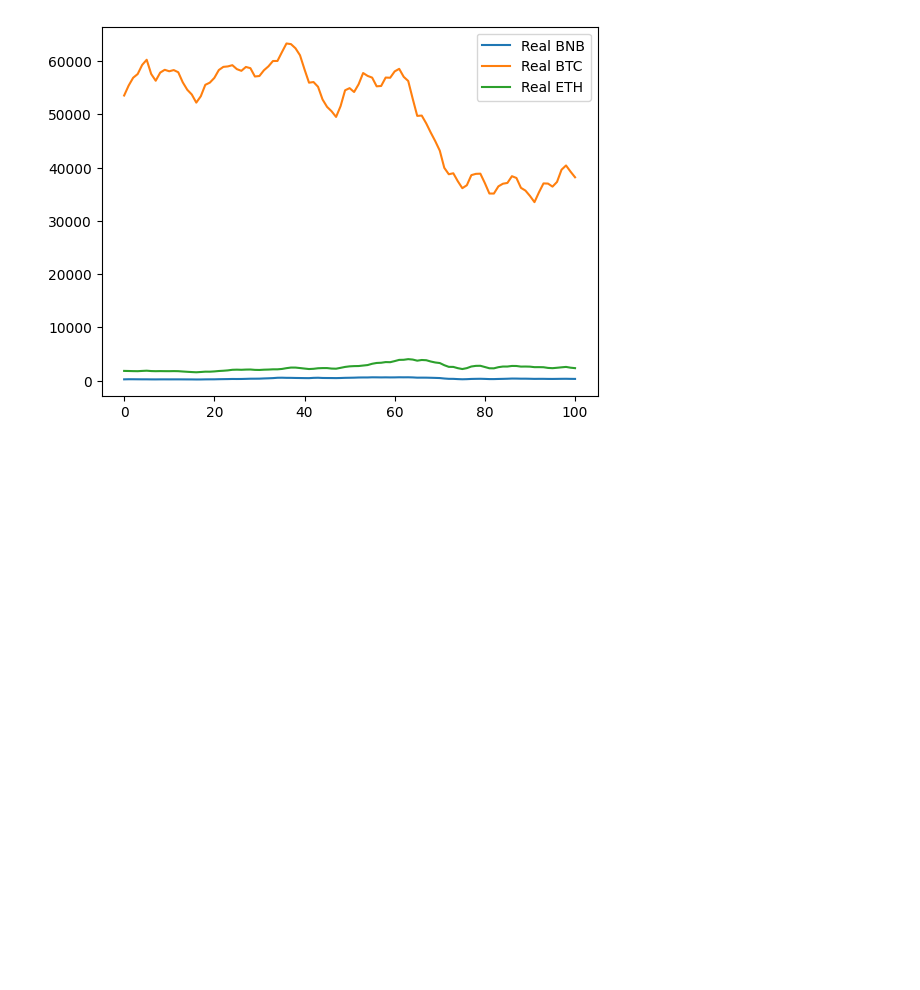
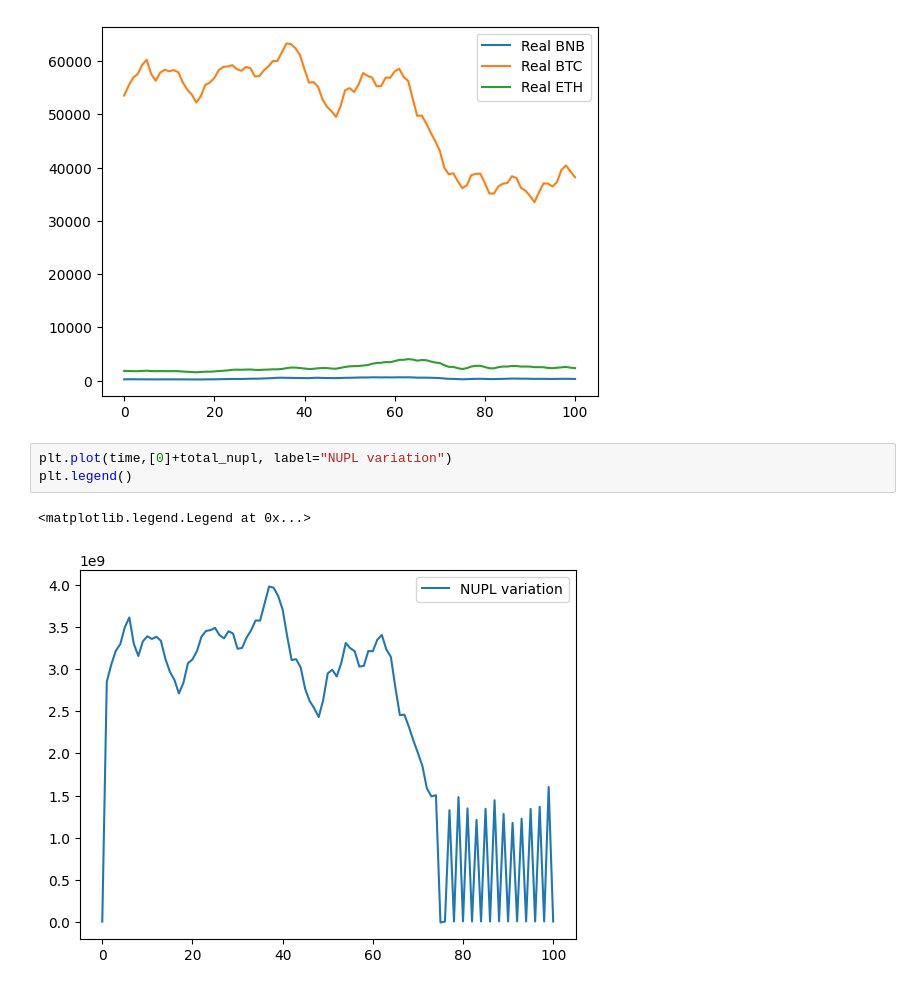
Before and after one commit to Anouar7768/Cryptocurrency-Trading-bot-using-RL, a Jupyter notebook: notebooks/LSTM_agent.ipynb, the cells around one changed output. Cells and saved outputs as stored; diff of their text form; blank space fills up the shorter version.

Commit message:
nupl plot

```diff
--- a/notebooks/LSTM_agent.ipynb
+++ b/notebooks/LSTM_agent.ipynb
@@ -100,3 +104,9 @@ plt.legend()
 # %% [output]
 <matplotlib.legend.Legend at 0x...>
 [figure]
+# %%
+plt.plot(time,[0]+total_nupl, label="NUPL variation")
+plt.legend()
+# %% [output]
+<matplotlib.legend.Legend at 0x...>
+[figure, added]
```
Also changed, not shown: parts of 1 cell of this notebook.
